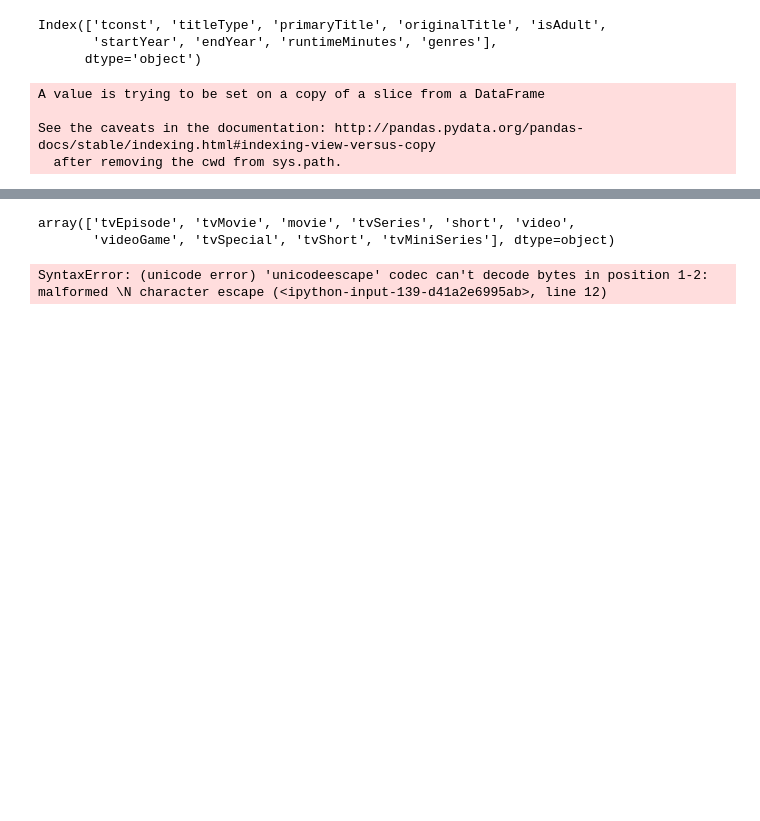
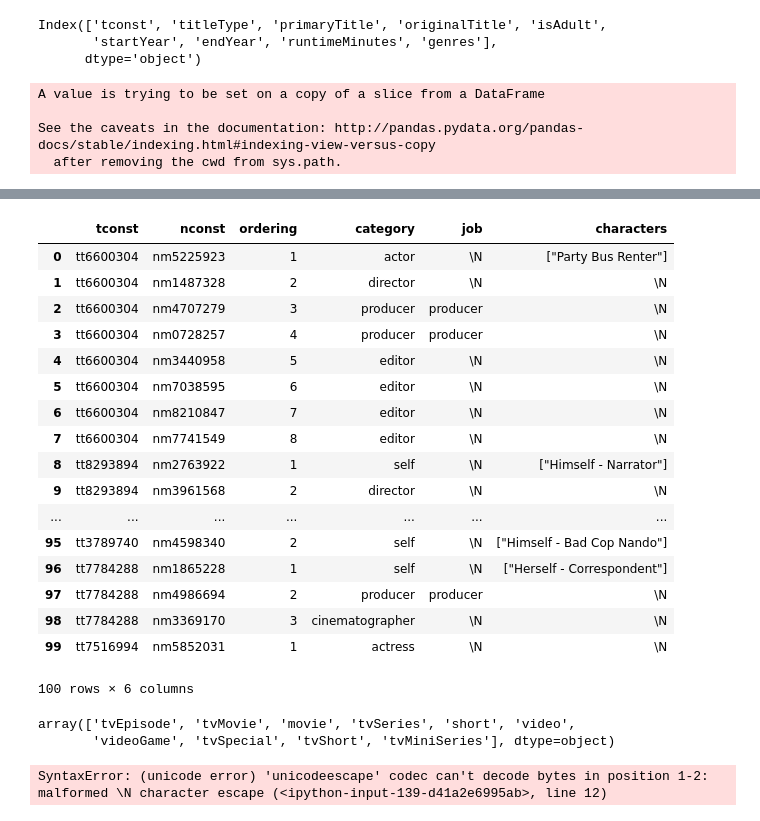
Before and after one commit to ketankokane94/CSCI_620_Data_Management_Project, a Jupyter notebook: dataAnalysisNotebook.ipynb, the cells around one changed output, grey strips where cells are left out. Saved outputs shown, nothing was run; the diff lists cells and outputs as text; code cells hidden in the pictures; blank space fills up the shorter version.

```diff
--- a/dataAnalysisNotebook.ipynb
+++ b/dataAnalysisNotebook.ipynb
@@ -1226,7 +1226,7 @@ TV_EPISODE_COLUMN_NAME = ['titleType', 'primaryTitle','releaseYear', 'runtimeMin
 TV_SERIES_COLUMN_NAME = ['titleType', 'primaryTitle','releaseYear', 'endYear','runtimeMinutes'] # correct
 # %%
 data = pd.read_csv('title.basics.tsv',sep='\t')
-data = data.sample(10000)
+data = data.sample(20000)
 temp = data[['tconst','titleType', 'primaryTitle', 'isAdult', 'startYear', 'endYear','runtimeMinutes','genres']]
 temp.dropna(inplace=True)
 temp.columns = TITLE_TSV_COLUMNS
@@ -1310,0 +1304,11 @@ data = data.drop_duplicates(subset=['tconst'] + PRIMARY_KEY_COLUMNS)
+# %%
+tconst = master[['tconst']]
+person = pd.read_csv('title.principals.tsv',sep='\t')
+p = person[['tconst','nconst']]
+x = tconst.merge(p,how = 'inner', on = 'tconst')
+data1 = x.merge(person, how='inner', on = ['tconst','nconst'])
+data1.drop(['ordering'],axis = 1, inplace=True)
+names = pd.read_csv('name.basics.tsv',sep='\t')
+names.drop(['primaryProfession','knownForTitles'],inplace = True, axis = 1)
+t = data1.merge(names, how = 'inner', on = 'nconst')
+t.to_csv('principle_cast.tsv',sep='\t')
@@ -1311,3 +1468,24 @@ data = data.drop_duplicates(subset=['tconst'] + PRIMARY_KEY_COLUMNS)
+# %%
+data1.head(100)
+# %% [output]
+|  | tconst | nconst | ordering | category | job | characters |
+| 0 | tt6600304 | nm5225923 | 1 | actor | \N | ["Party Bus Renter"] |
+| 1 | tt6600304 | nm1487328 | 2 | director | \N | \N |
+| 2 | tt6600304 | nm4707279 | 3 | producer | producer | \N |
+| 3 | tt6600304 | nm0728257 | 4 | producer | producer | \N |
+| 4 | tt6600304 | nm3440958 | 5 | editor | \N | \N |
+| 5 | tt6600304 | nm7038595 | 6 | editor | \N | \N |
+| 6 | tt6600304 | nm8210847 | 7 | editor | \N | \N |
+| 7 | tt6600304 | nm7741549 | 8 | editor | \N | \N |
+| 8 | tt8293894 | nm2763922 | 1 | self | \N | ["Himself - Narrator"] |
+| 9 | tt8293894 | nm3961568 | 2 | director | \N | \N |
+| ... | ... | ... | ... | ... | ... | ... |
+| 95 | tt3789740 | nm4598340 | 2 | self | \N | ["Himself - Bad Cop Nando"] |
+| 96 | tt7784288 | nm1865228 | 1 | self | \N | ["Herself - Correspondent"] |
+| 97 | tt7784288 | nm4986694 | 2 | producer | producer | \N |
+| 98 | tt7784288 | nm3369170 | 3 | cinematographer | \N | \N |
+| 99 | tt7516994 | nm5852031 | 1 | actress | \N | \N |
+100 rows × 6 columns
 # %%
 data.titleType.unique()
 # %% [output]
```
Also changed, not shown: parts of 18 cells of this notebook.
